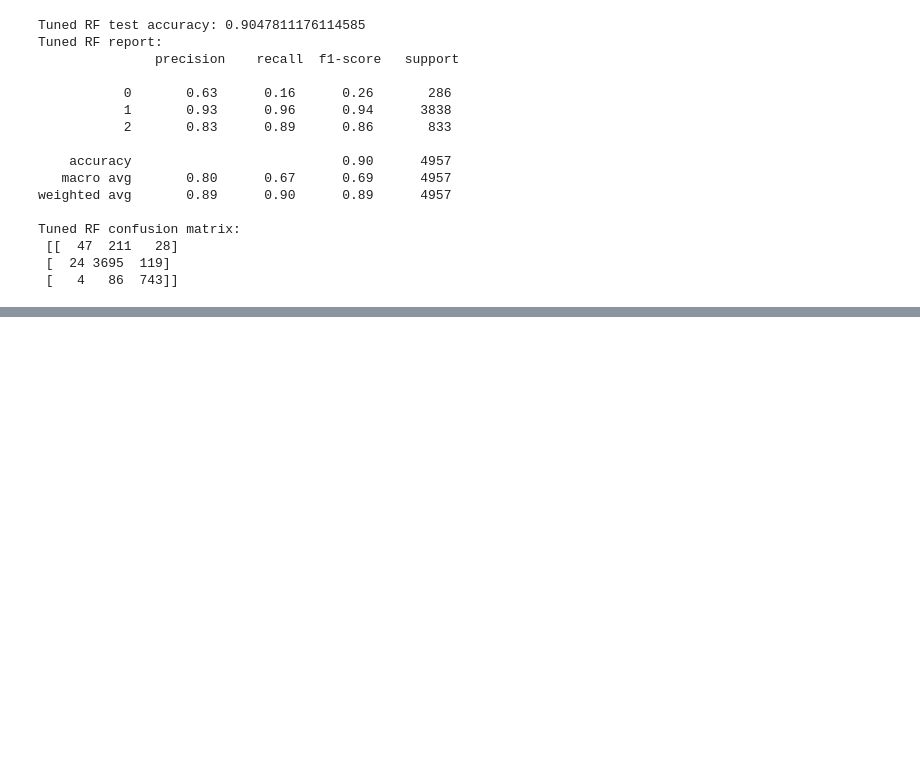
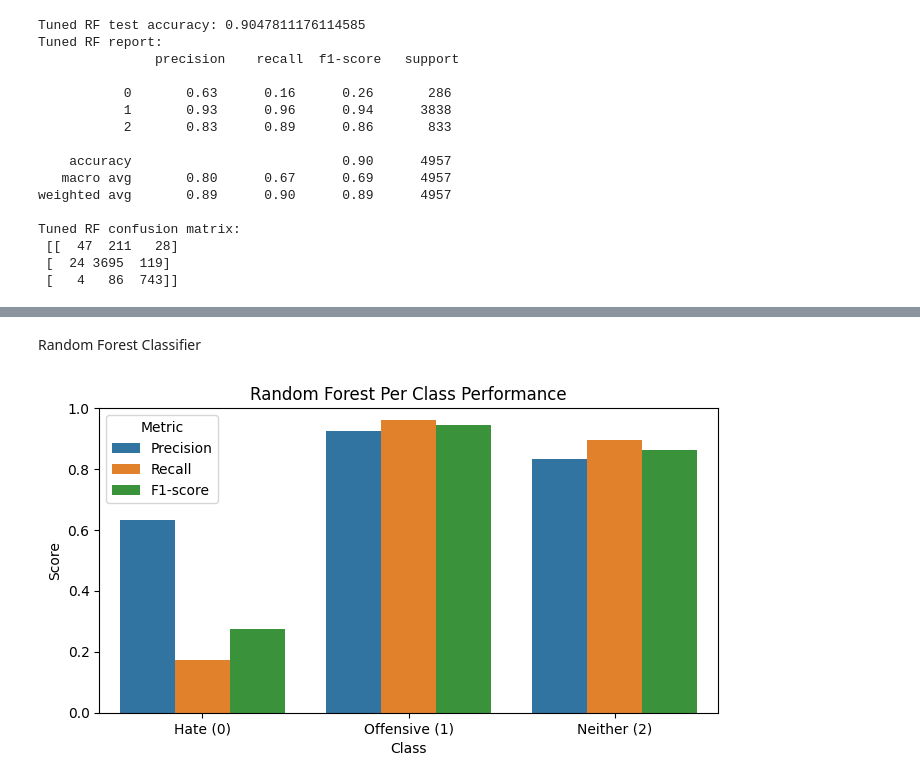
Before and after one commit to ShresthaAvash/HateSpeech-Classifier, a Jupyter notebook: AMLCoursework.ipynb, the cells around one changed output, grey strips where cells are left out. Cells and saved outputs as stored; diff of their text form; code cells hidden in the pictures; blank space fills up the shorter version.

```diff
--- a/AMLCoursework.ipynb
+++ b/AMLCoursework.ipynb
@@ -430,0 +548,35 @@ RF prediction: 1 -> Offensive Language
+# %% [markdown]
+Random Forest Classifier
+# %%
+rf_rep = classification_report(y_test, y_pred_rf, output_dict=True)
+
+rf_df = pd.DataFrame({
+    'Class': ['Hate (0)', 'Offensive (1)', 'Neither (2)'],
+    'Precision': [
+        rf_rep['0']['precision'],
+        rf_rep['1']['precision'],
+        rf_rep['2']['precision']
+    ],
+    'Recall': [
+        rf_rep['0']['recall'],
+        rf_rep['1']['recall'],
+        rf_rep['2']['recall']
+    ],
+    'F1-score': [
+        rf_rep['0']['f1-score'],
+        rf_rep['1']['f1-score'],
+        rf_rep['2']['f1-score']
+    ]
+})
+
+rf_df_melt = rf_df.melt(id_vars='Class', var_name='Metric', value_name='Score')
+
+plt.figure(figsize=(7, 4))
+sns.barplot(data=rf_df_melt, x='Class', y='Score', hue='Metric')
+plt.ylim(0, 1)
+plt.title('Random Forest Per Class Performance')
+plt.ylabel('Score')
+plt.tight_layout()
+plt.show()
+# %% [output]
+[figure, added]
```
Also changed, not shown: parts of 20 cells of this notebook.
